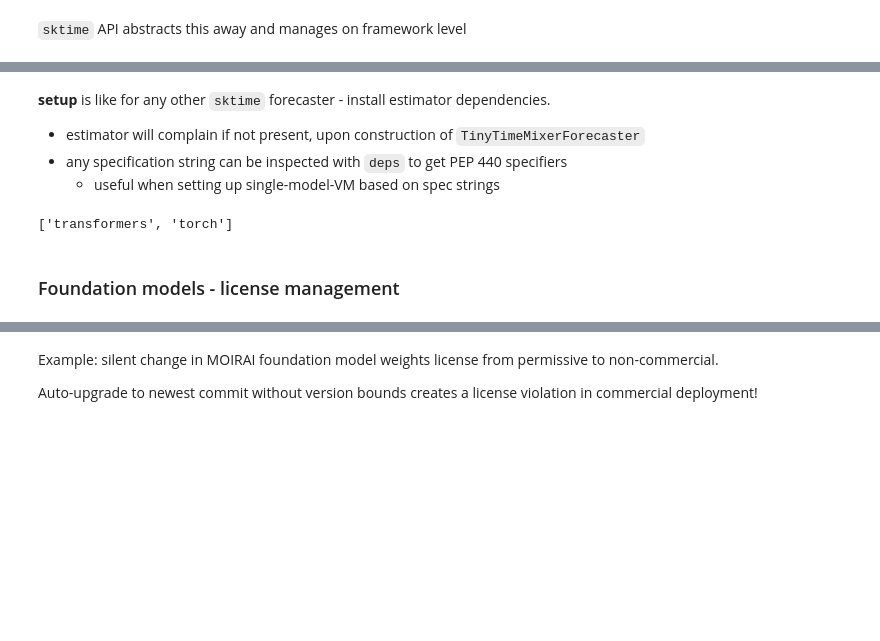
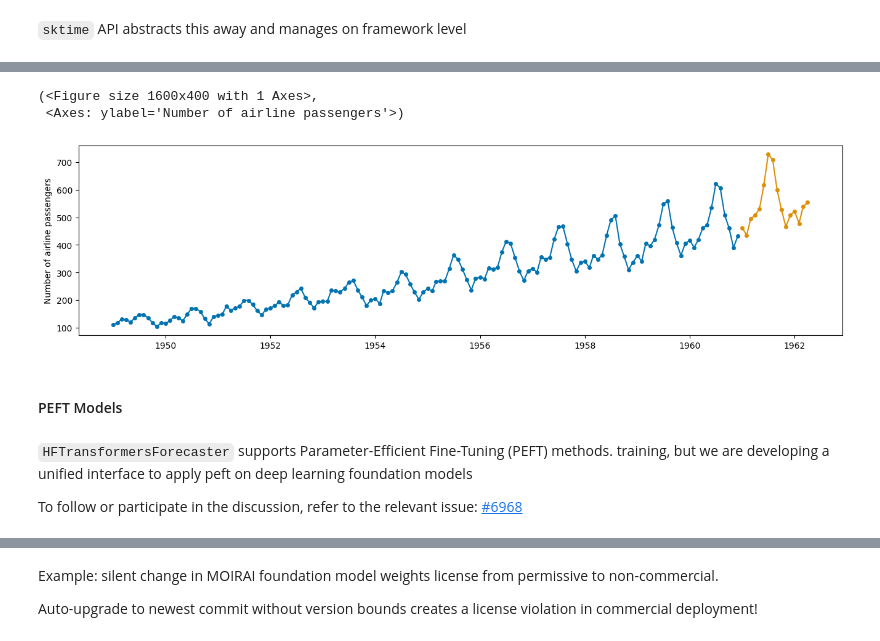
Before and after one commit to sktime/sktime-tutorial-euroscipy2024, a Jupyter notebook: notebooks/03_global_forecasting.ipynb, the cells around one changed output, grey strips where cells are left out. Saved outputs shown, nothing was run; the diff lists cells and outputs as text; code cells hidden in the pictures; blank space fills up the shorter version.

```diff
--- a/notebooks/03_global_forecasting.ipynb
+++ b/notebooks/03_global_forecasting.ipynb
@@ -352,6 +463,18 @@ from sktime.datasets import load_airline
 
 y = load_airline()
 
-forecaster = TinyTimeMixerForecaster()
-forecaster.fit(y, fh=[1, 2, 3])
+forecaster = TinyTimeMixerForecaster(
+    config={
+        "context_length": 20,
+        "prediction_length": 10,
+    },
+    training_args={
+        "num_train_epochs": 100,
+        "output_dir": "test_output",
+        "per_device_train_batch_size": 32,
+        "report_to": "none",
+        "learning_rate": 1e-2,
+    },
+)
+forecaster.fit(y, fh=list(range(1, pred_len+1)))
 y_pred = forecaster.predict()
@@ -360,6 +499,0 @@ foundation model as global forecaster
-# %%
-from sktime.forecasting.ttm import TinyTimeMixerForecaster
-
-forecaster = TinyTimeMixerForecaster()
-forecaster.fit(y_train, fh=[1, 2, 3])
-y_pred = forecaster.predict(y_test)
@@ -378,14 +500,13 @@ Model preforms zero-shot forecasting if original weights are loaded, but if the
-# %% [markdown]
-**setup** is like for any other ``sktime`` forecaster - install estimator dependencies.
-
-* estimator will complain if not present, upon construction of `TinyTimeMixerForecaster`
-* any specification string can be inspected with `deps` to get PEP 440 specifiers
-    * useful when setting up single-model-VM based on spec strings
-# %%
-from sktime.registry import deps
-
-deps("TinyTimeMixerForecaster")
-# %% [output]
-['transformers', 'torch']
-# %% [markdown]
-### Foundation models - license management
+# %%
+plot_series(y, y_pred)
+# %% [output]
+(<Figure size 1600x400 with 1 Axes>,
+ <Axes: ylabel='Number of airline passengers'>)
+[figure, added]
+# %% [markdown]
+#### PEFT Models
+# %% [markdown]
+`HFTransformersForecaster` supports Parameter-Efficient Fine-Tuning (PEFT) methods.
+ training, but we are developing a unified interface to apply peft on deep learning foundation models
+
+To follow or participate in the discussion, refer to the relevant issue: [#6968](https://github.com/sktime/sktime/issues/6968)
```
Also changed, not shown: parts of 55 cells of this notebook.
